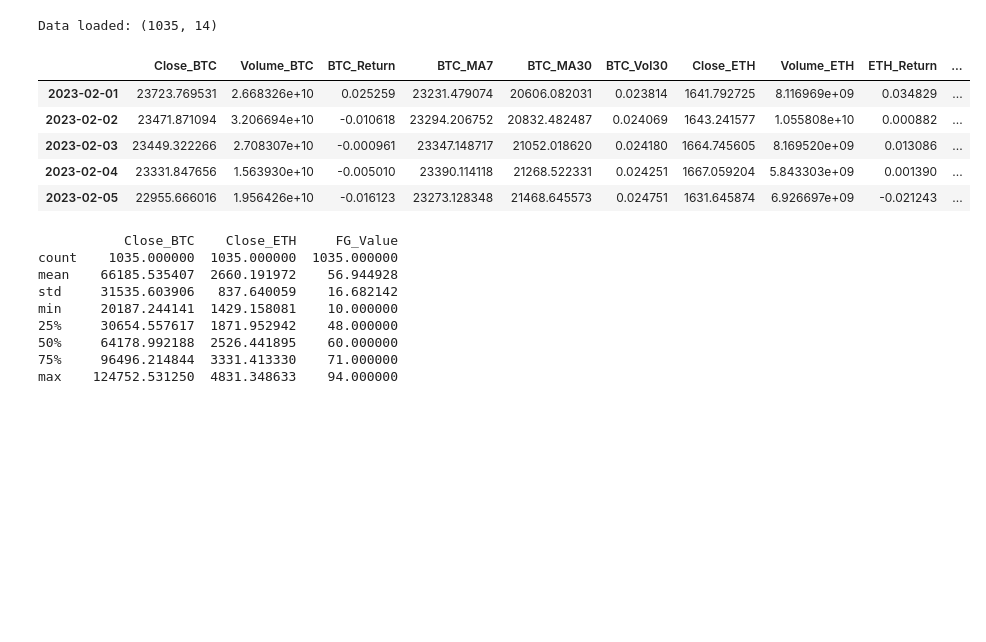
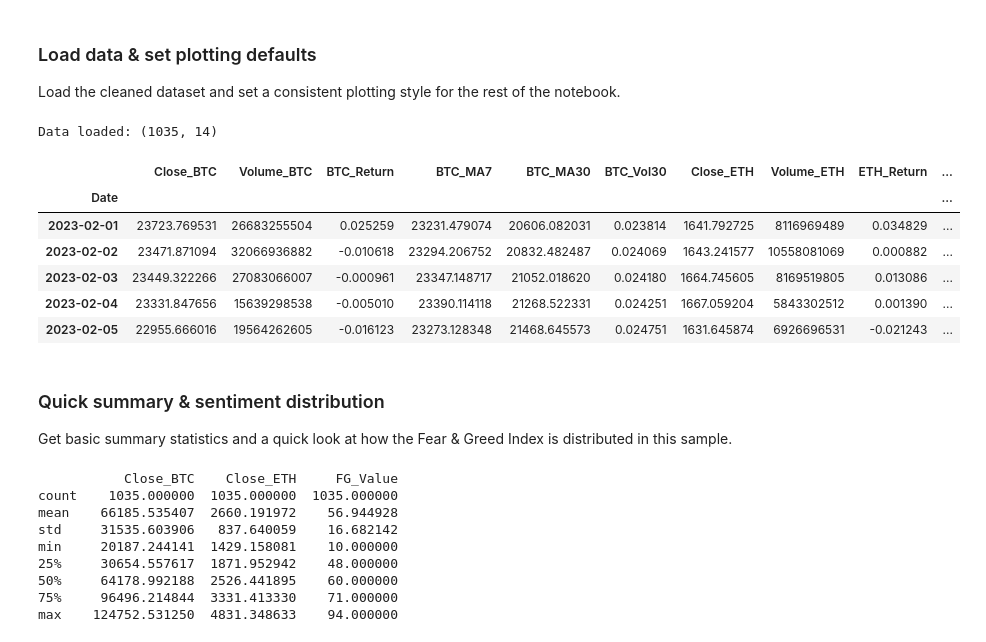
Before and after one commit to Reshal-006/crypto-sentiment-eda, a Jupyter notebook: notebooks/03_eda.ipynb, the cells around one changed output. Drawn from its saved outputs; the diff is of its cells as text; code cells hidden in the pictures; blank space fills up the shorter version.

```diff
--- a/notebooks/03_eda.ipynb
+++ b/notebooks/03_eda.ipynb
@@ -1,23 +4,39 @@
+# %% [markdown]
+### Load data & set plotting defaults
+Load the cleaned dataset and set a consistent plotting style for the rest of the notebook.
 # %%
 import pandas as pd
 import matplotlib.pyplot as plt
 import seaborn as sns
 
-# Load the cleaned merged dataset
-df = pd.read_csv("../data/processed/merged_clean.csv", index_col=0, parse_dates=True)
+DATA_PATH = "../data/processed/merged_clean.csv"
 
-# Set plot style
+def load_df(path: str = DATA_PATH) -> pd.DataFrame:
+    return pd.read_csv(path, index_col=0, parse_dates=True)
+
+def ensure_df() -> pd.DataFrame:
+    global df
+    if "df" not in globals() or df is None or getattr(df, "empty", False):
+        df = load_df()
+    return df
+
+# Plot style
 sns.set_style("whitegrid")
 plt.rcParams["figure.figsize"] = (12, 6)
 
+df = ensure_df()
 print("Data loaded:", df.shape)
 df.head()
 # %% [output]
 Data loaded: (1035, 14)
 |  | Close_BTC | Volume_BTC | BTC_Return | BTC_MA7 | BTC_MA30 | BTC_Vol30 | Close_ETH | Volume_ETH | ETH_Return | ... |
-| 2023-02-01 | 23723.769531 | 2.668326e+10 | 0.025259 | 23231.479074 | 20606.082031 | 0.023814 | 1641.792725 | 8.116969e+09 | 0.034829 | ... |
-| 2023-02-02 | 23471.871094 | 3.206694e+10 | -0.010618 | 23294.206752 | 20832.482487 | 0.024069 | 1643.241577 | 1.055808e+10 | 0.000882 | ... |
-| 2023-02-03 | 23449.322266 | 2.708307e+10 | -0.000961 | 23347.148717 | 21052.018620 | 0.024180 | 1664.745605 | 8.169520e+09 | 0.013086 | ... |
-| 2023-02-04 | 23331.847656 | 1.563930e+10 | -0.005010 | 23390.114118 | 21268.522331 | 0.024251 | 1667.059204 | 5.843303e+09 | 0.001390 | ... |
-| 2023-02-05 | 22955.666016 | 1.956426e+10 | -0.016123 | 23273.128348 | 21468.645573 | 0.024751 | 1631.645874 | 6.926697e+09 | -0.021243 | ... |
+| Date |  |  |  |  |  |  |  |  |  | ... |
+| 2023-02-01 | 23723.769531 | 26683255504 | 0.025259 | 23231.479074 | 20606.082031 | 0.023814 | 1641.792725 | 8116969489 | 0.034829 | ... |
+| 2023-02-02 | 23471.871094 | 32066936882 | -0.010618 | 23294.206752 | 20832.482487 | 0.024069 | 1643.241577 | 10558081069 | 0.000882 | ... |
+| 2023-02-03 | 23449.322266 | 27083066007 | -0.000961 | 23347.148717 | 21052.018620 | 0.024180 | 1664.745605 | 8169519805 | 0.013086 | ... |
+| 2023-02-04 | 23331.847656 | 15639298538 | -0.005010 | 23390.114118 | 21268.522331 | 0.024251 | 1667.059204 | 5843302512 | 0.001390 | ... |
+| 2023-02-05 | 22955.666016 | 19564262605 | -0.016123 | 23273.128348 | 21468.645573 | 0.024751 | 1631.645874 | 6926696531 | -0.021243 | ... |
+# %% [markdown]
+### Quick summary & sentiment distribution
+Get basic summary statistics and a quick look at how the Fear & Greed Index is distributed in this sample.
 # %%
```
Also changed, not shown: parts of 26 cells of this notebook, 2 other files.
